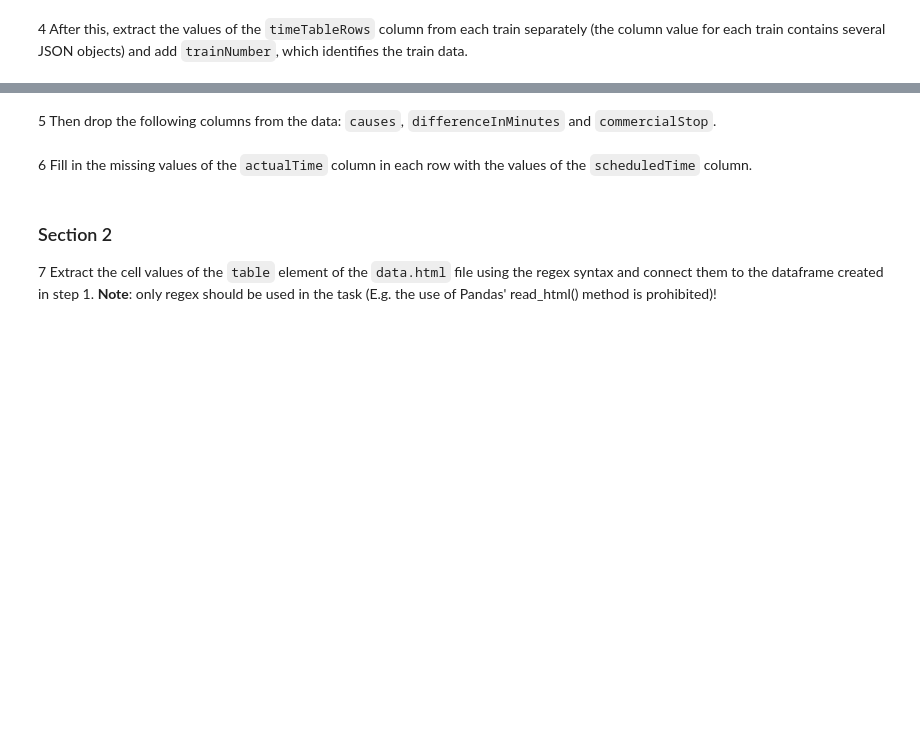
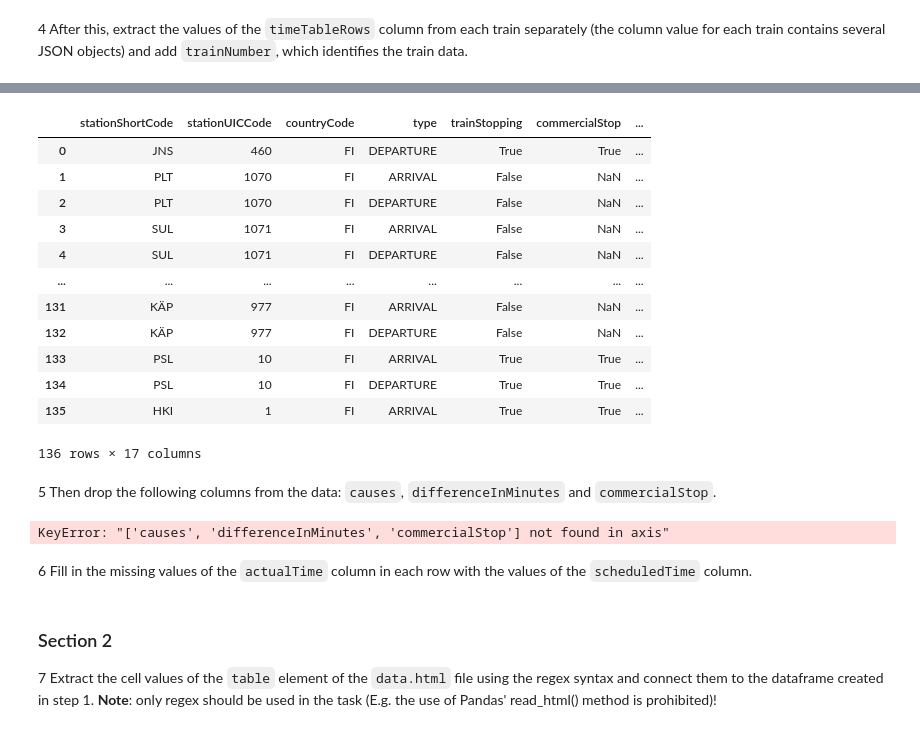
Before and after one commit to aamnah/ttc8030-data-preprocessing, a Jupyter notebook: exercises/Exercise_7_Final.ipynb, the cells around one changed output, grey strips where cells are left out. Drawn from its saved outputs; the diff is of its cells as text; code cells hidden in the pictures; blank space fills up the shorter version.

```diff
--- a/exercises/Exercise_7_Final.ipynb
+++ b/exercises/Exercise_7_Final.ipynb
@@ -13,0 +12,20 @@ This final exercise combines different parts from the previous exercises.
+# %%
+import requests
+
+station = 'HKI' # Helsinki
+
+arrived_trains = 10
+departed_trains = 10
+include_nonstopping = False
+
+params = {
+    'arrived_trains': arrived_trains,
+    'departed_trains': departed_trains,
+    'include_nonstopping': include_nonstopping
+}
+
+
+url = f"https://rata.digitraffic.fi/api/v1/live-trains/station/{station}/"
+
+req = requests.get(url, params)
+req.status_code
@@ -31,0 +50,5 @@ This final exercise combines different parts from the previous exercises.
+# %%
+import pandas as pd
+df = pd.json_normalize(req.json())
+
+df.head()
@@ -35,0 +64,3 @@ This final exercise combines different parts from the previous exercises.
+# %%
+df = df.loc[:, ['timeTableRows', 'trainNumber']]
+df
@@ -39,0 +107,20 @@ This final exercise combines different parts from the previous exercises.
+# %%
+nested_df = pd.json_normalize(df.iloc[0,0])
+nested_df
+
+# new_df_columns = nested_df.columns
+# new_df_columns
+# %% [output]
+|  | stationShortCode | stationUICCode | countryCode | type | trainStopping | commercialStop | ... |
+| 0 | JNS | 460 | FI | DEPARTURE | True | True | ... |
+| 1 | PLT | 1070 | FI | ARRIVAL | False | NaN | ... |
+| 2 | PLT | 1070 | FI | DEPARTURE | False | NaN | ... |
+| 3 | SUL | 1071 | FI | ARRIVAL | False | NaN | ... |
+| 4 | SUL | 1071 | FI | DEPARTURE | False | NaN | ... |
+| ... | ... | ... | ... | ... | ... | ... | ... |
+| 131 | KÄP | 977 | FI | ARRIVAL | False | NaN | ... |
+| 132 | KÄP | 977 | FI | DEPARTURE | False | NaN | ... |
+| 133 | PSL | 10 | FI | ARRIVAL | True | True | ... |
+| 134 | PSL | 10 | FI | DEPARTURE | True | True | ... |
+| 135 | HKI | 1 | FI | ARRIVAL | True | True | ... |
+136 rows × 17 columns
@@ -44 +134,5 @@ This final exercise combines different parts from the previous exercises.
+# %%
+df = df.drop(['causes', 'differenceInMinutes', 'commercialStop'], axis=1, inplace=True)
+# %% [output]
+KeyError: "['causes', 'differenceInMinutes', 'commercialStop'] not found in axis"
 # %% [markdown]
```
Also changed, not shown: parts of 14 cells of this notebook.
